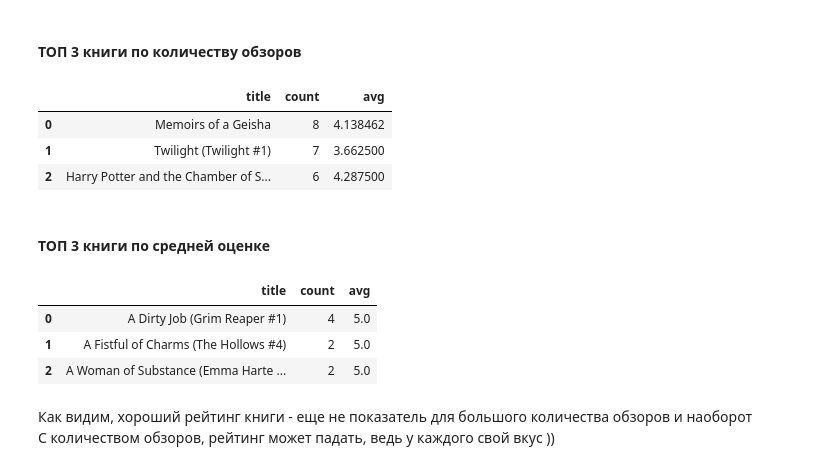
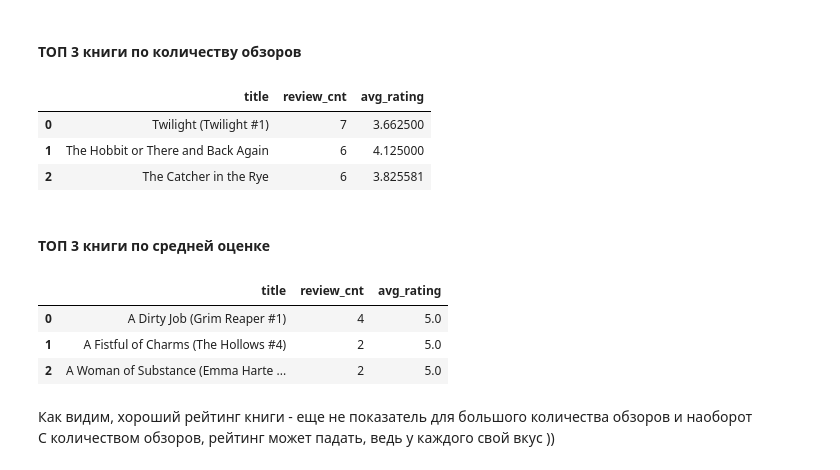
Before and after one commit to magnusred1986/YP_data_analyst_, a Jupyter notebook: 13_3_SQL/13_SQL.ipynb, the cells around one changed output. Saved outputs shown, nothing was run; the diff lists cells and outputs as text; code cells hidden in the pictures.

```diff
--- a/13_3_SQL/13_SQL.ipynb
+++ b/13_3_SQL/13_SQL.ipynb
@@ -337,39 +373,39 @@ reviews_and_avg_rating
 # %%
 query = '''
 
 SELECT books.title,
-       COUNT(DISTINCT reviews.review_id),
-       AVG(ratings.rating)
+       COUNT (distinct review_id) as review_cnt,
+       AVG(rating) AS avg_rating
 FROM books
-INNER JOIN ratings on ratings.book_id = books.book_id
-INNER JOIN reviews on reviews.book_id = books.book_id
-GROUP BY books.title
+LEFT JOIN reviews ON reviews.book_id = books.book_id
+LEFT JOIN ratings ON ratings.book_id = books.book_id
 
-ORDER BY COUNT(DISTINCT reviews.review_id) DESC
+GROUP BY books.book_id
+ORDER BY COUNT(reviews.review_id) DESC
 LIMIT 3;
 
 '''
 
 reviews_and_avg_rating_top_3_count = pd.io.sql.read_sql(query, con = engine)
 reviews_and_avg_rating_top_3_count
 # %% [output]
-|  | title | count | avg |
-| 0 | Memoirs of a Geisha | 8 | 4.138462 |
-| 1 | Twilight (Twilight #1) | 7 | 3.662500 |
-| 2 | Harry Potter and the Chamber of S... | 6 | 4.287500 |
+|  | title | review_cnt | avg_rating |
+| 0 | Twilight (Twilight #1) | 7 | 3.662500 |
+| 1 | The Hobbit or There and Back Again | 6 | 4.125000 |
+| 2 | The Catcher in the Rye | 6 | 3.825581 |
 # %% [markdown]
 #### ТОП 3 книги по средней оценке
 # %%
 query = '''
 
 SELECT books.title,
-       COUNT(DISTINCT reviews.review_id),
-       AVG(ratings.rating)
+       COUNT (distinct review_id) as review_cnt,
+       AVG(rating) AS avg_rating
 FROM books
-INNER JOIN ratings on ratings.book_id = books.book_id
-INNER JOIN reviews on reviews.book_id = books.book_id
-GROUP BY books.title
+LEFT JOIN reviews ON reviews.book_id = books.book_id
+LEFT JOIN ratings ON ratings.book_id = books.book_id
 
+GROUP BY books.book_id
 ORDER BY AVG(ratings.rating) DESC
 LIMIT 3;
 
@@ -378,7 +414,7 @@ LIMIT 3;
 reviews_and_avg_rating_top_3_avg = pd.io.sql.read_sql(query, con = engine)
 reviews_and_avg_rating_top_3_avg
 # %% [output]
-|  | title | count | avg |
+|  | title | review_cnt | avg_rating |
 | 0 | A Dirty Job (Grim Reaper #1) | 4 | 5.0 |
 | 1 | A Fistful of Charms (The Hollows #4) | 2 | 5.0 |
 | 2 | A Woman of Substance (Emma Harte ... | 2 | 5.0 |
```
Also changed, not shown: parts of 4 cells of this notebook.
